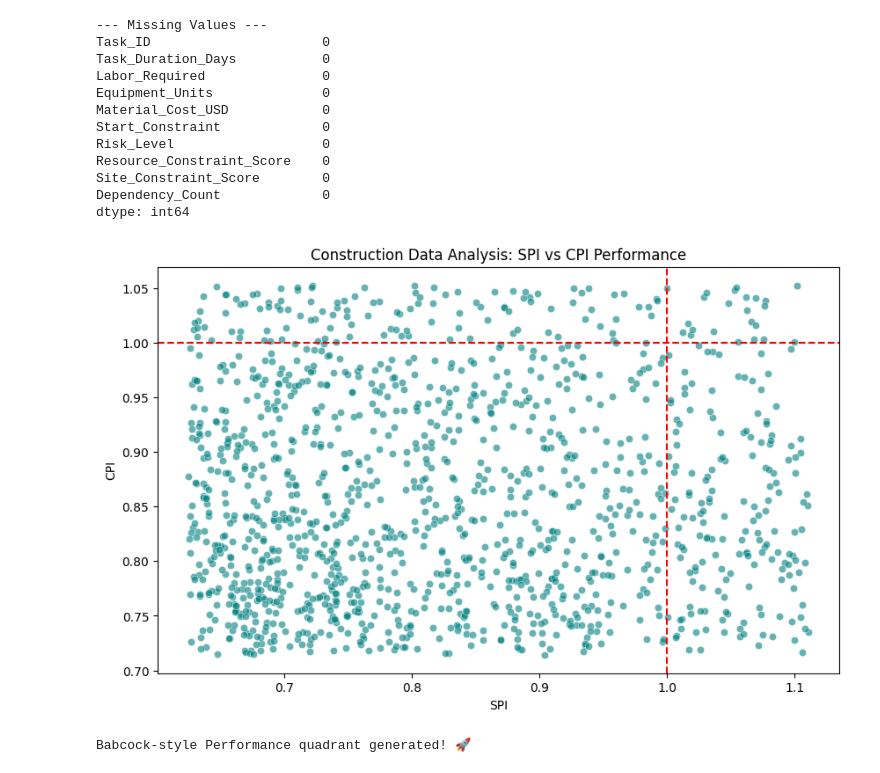
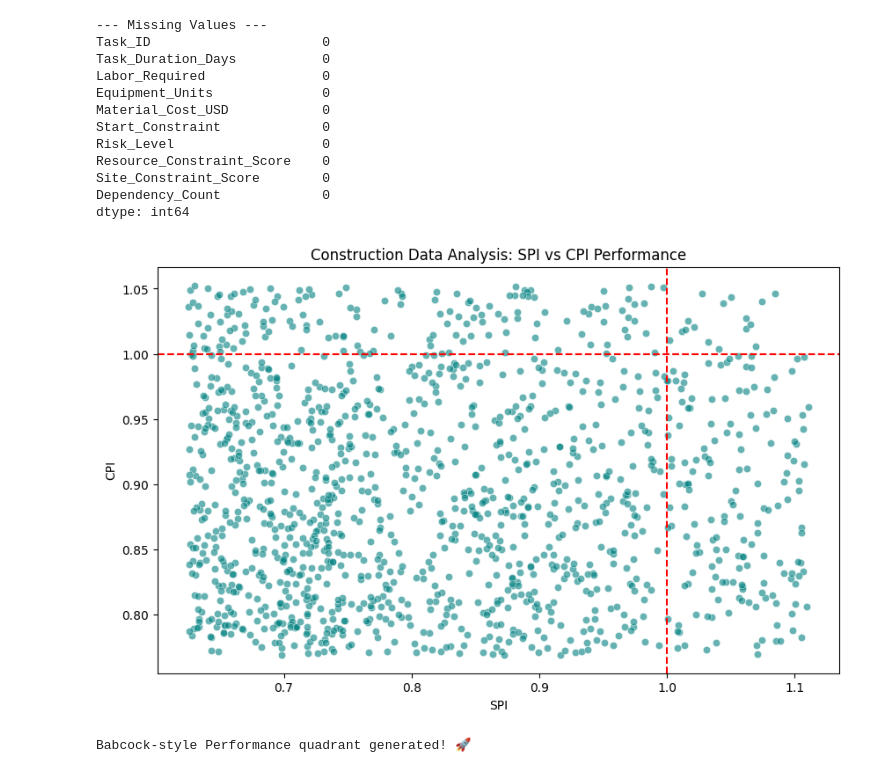
Before and after one commit to Kennyg-w/infrastructure-project-analysis, a Jupyter notebook: notebooks/analysis.ipynb, the cells around one changed output. Saved outputs shown, nothing was run; the diff lists cells and outputs as text; code cells hidden in the pictures.

```diff
--- a/notebooks/analysis.ipynb
+++ b/notebooks/analysis.ipynb
@@ -39,33 +39,34 @@ dtype: int64
 # %%
 # --- 1. DATA CLEANING ---
 # Convert date columns if they exist (e.g., 'Start Date', 'End Date')
 # df['Start Date'] = pd.to_datetime(df['Start Date'])
 
 # --- 2. CALCULATE PERFORMANCE METRICS (SPI & CPI) ---
 
 # Note: If Actuals are missing in the CSV, we simulate them to show we know the math
 # Replace 'Planned_Duration' with your actual CSV column name
-if 'Actual_Duration' not in df.columns:
-    df['Actual_Duration'] = df.iloc[:, 3] * np.random.uniform(0.9, 1.6, size=len(df)) # Using column index as fallback
 
-# SPI = Planned / Actual
-df['SPI'] = df.iloc[:, 3] / df['Actual_Duration']
+# 1. Calculate Actual Duration using the 2nd column (Index 1: Task_Duration_Days)
+df['Actual_Duration'] = df.iloc[:, 1] * np.random.uniform(0.9, 1.6, size=len(df))
 
-# CPI = Planned Cost / Actual Cost
-# Replace with your actual budget column name
-df['CPI'] = df.iloc[:, 4] / (df.iloc[:, 4] * np.random.uniform(0.95, 1.4, size=len(df)))
+# 2. Calculate Actual Cost using the 5th column (Index 4: Material_Cost_USD)
+df['Actual_Cost'] = df.iloc[:, 4] * np.random.uniform(0.95, 1.3, size=len(df))
+
+# 3. Calculate SPI and CPI using the ACTUAL names (Safer for interviews!)
+df['SPI'] = df['Task_Duration_Days'] / df['Actual_Duration']
+df['CPI'] = df['Material_Cost_USD'] / df['Actual_Cost']
 
 # --- 3. THE DASHBOARD ---
 plt.figure(figsize=(10, 6))
 sns.scatterplot(data=df, x='SPI', y='CPI', alpha=0.6, color='teal')
 plt.axvline(1.0, color='red', linestyle='--')
 plt.axhline(1.0, color='red', linestyle='--')
 plt.title('Construction Data Analysis: SPI vs CPI Performance')
 plt.show()
 
 print("Babcock-style Performance quadrant generated! 🚀")
 # %% [output]
-[figure, old version]
+[figure, new version]
 Babcock-style Performance quadrant generated! 🚀
 # %%
 # --- 1. DEFINE RISK LEVELS ---
```
Also changed, not shown: parts of 2 cells of this notebook, 2 other files.
